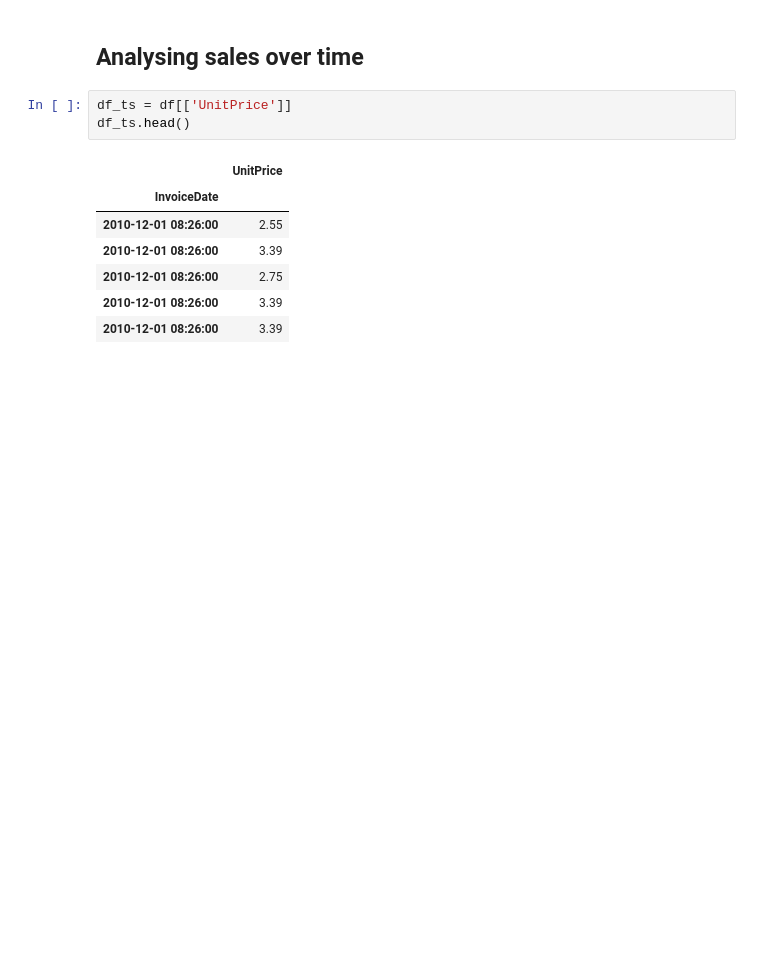
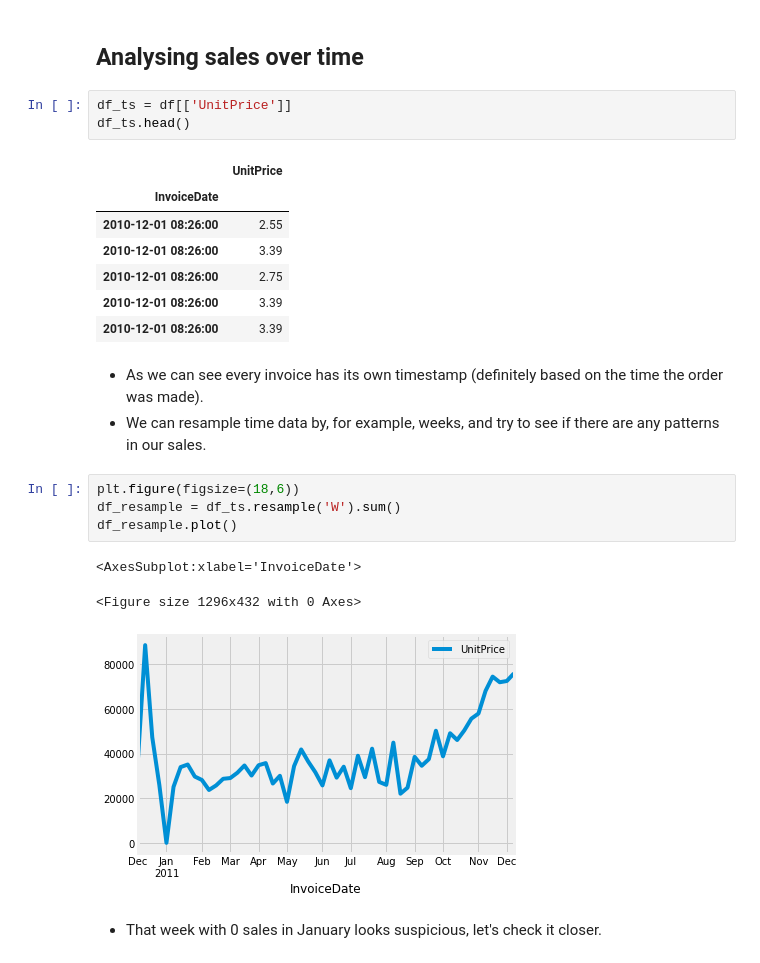
Before and after one commit to AmirMotefaker/Predicting-Sales-Ecommerce, a Jupyter notebook: predicting-sales-ecommerce.ipynb, the cells around one changed output. Cells and saved outputs as stored; diff of their text form; blank space fills up the shorter version.

Commit message:
Kaggle Notebook | Predicting Sales E-Commerce | Version 45

```diff
--- a/predicting-sales-ecommerce.ipynb
+++ b/predicting-sales-ecommerce.ipynb
@@ -539,3 +539,16 @@ df_ts.head()
 | 2010-12-01 08:26:00 | 2.75 |
 | 2010-12-01 08:26:00 | 3.39 |
 | 2010-12-01 08:26:00 | 3.39 |
+# %% [markdown]
+- As we can see every invoice has its own timestamp (definitely based on the time the order was made).
+- We can resample time data by, for example, weeks, and try to see if there are any patterns in our sales.
+# %%
+plt.figure(figsize=(18,6))
+df_resample = df_ts.resample('W').sum()
+df_resample.plot()
+# %% [output]
+<AxesSubplot:xlabel='InvoiceDate'>
+<Figure size 1296x432 with 0 Axes>
+[figure, added]
+# %% [markdown]
+- That week with 0 sales in January looks suspicious, let's check it closer.
```
Also changed, not shown: parts of 1 cell of this notebook.
